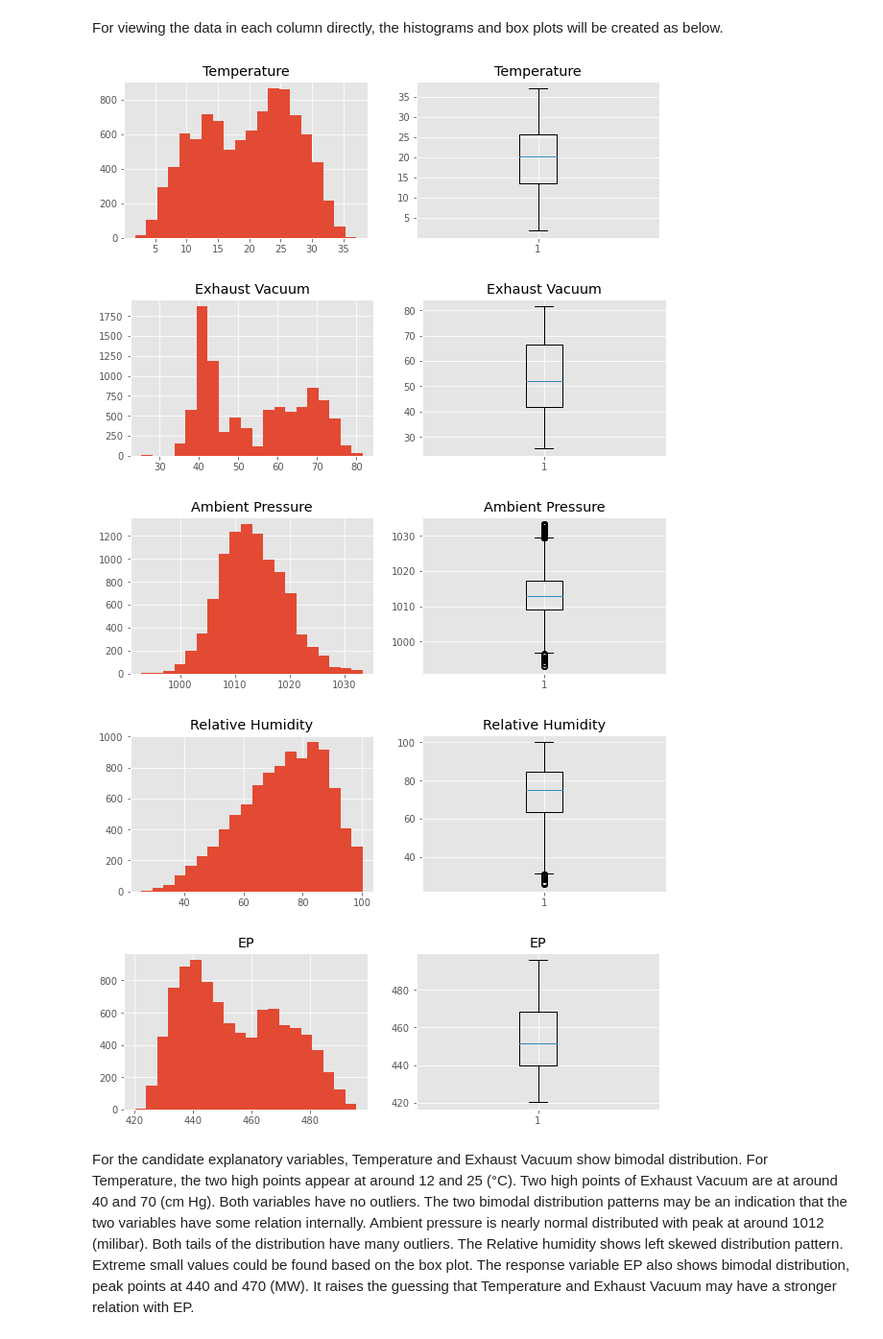
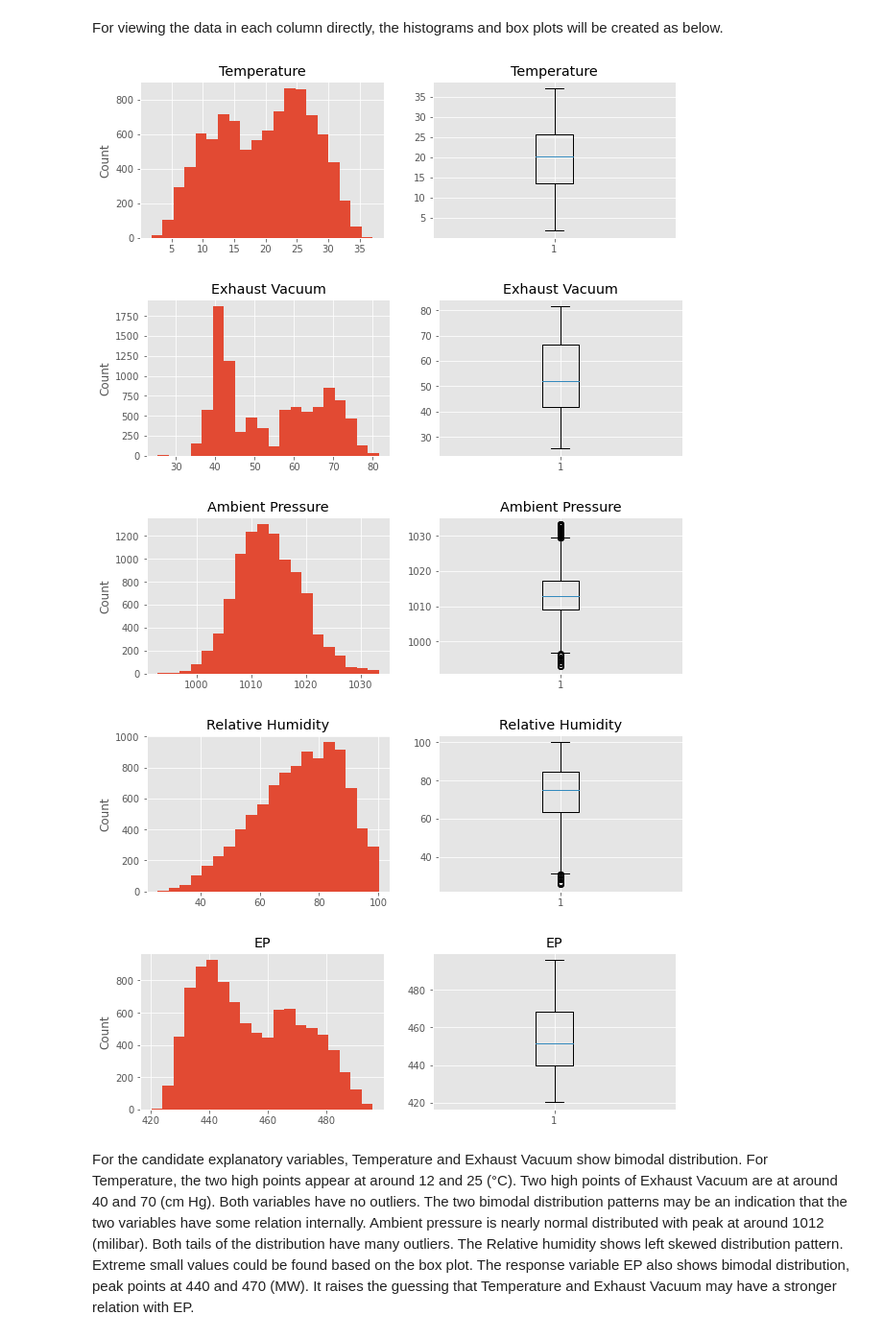
Before and after one commit to MaggieHateProgramming/DAV-6150, a Jupyter notebook: K_Chen_M2_assn.ipynb, the cells around one changed output. Shown: that part at 96% size. Cells and saved outputs as stored; diff of their text form; code cells hidden in the pictures.

```diff
--- a/K_Chen_M2_assn.ipynb
+++ b/K_Chen_M2_assn.ipynb
@@ -77,23 +77,24 @@ For viewing the data in each column directly, the histograms and box plots will
 # %%
 # import pyplot for graph creating
 import matplotlib.pyplot as plt
 plt.style.use('ggplot')
 
 # for each column, create a histogram and boxplot side by side
 for i in range(0,5):
     figure, axis = plt.subplots(1, 2,figsize=(10,3))
     a=df.iloc[:,i]
     axis[0].hist(a, bins=20)
     axis[0].set_title(df.columns[i])
+    axis[0].set_ylabel("Count")
     axis[1].boxplot(a)
     axis[1].set_title(df.columns[i])
     plt.show()
 # %% [output]
-[figure, old version]
+[figure, new version]
-[figure, old version]
+[figure, new version]
-[figure, old version]
+[figure, new version]
-[figure, old version]
+[figure, new version]
-[figure, old version]
+[figure, new version]
 # %% [markdown]
 For the candidate explanatory variables, Temperature and Exhaust Vacuum show bimodal distribution. For Temperature, the two high points appear at around 12 and 25 (°C). Two high points of Exhaust Vacuum are at around 40 and 70 (cm Hg). Both variables have no outliers. The two bimodal distribution patterns may be an indication that the two variables have some relation internally. Ambient pressure is nearly normal distributed with peak at around 1012 (milibar). Both tails of the distribution have many outliers. The Relative humidity shows left skewed distribution pattern. Extreme small values could be found based on the box plot. The response variable EP also shows bimodal distribution, peak points at 440 and 470 (MW). It raises the guessing that Temperature and Exhaust Vacuum may have a stronger relation with EP.
 # %% [markdown]
```
Also changed, not shown: parts of 6 cells of this notebook.
